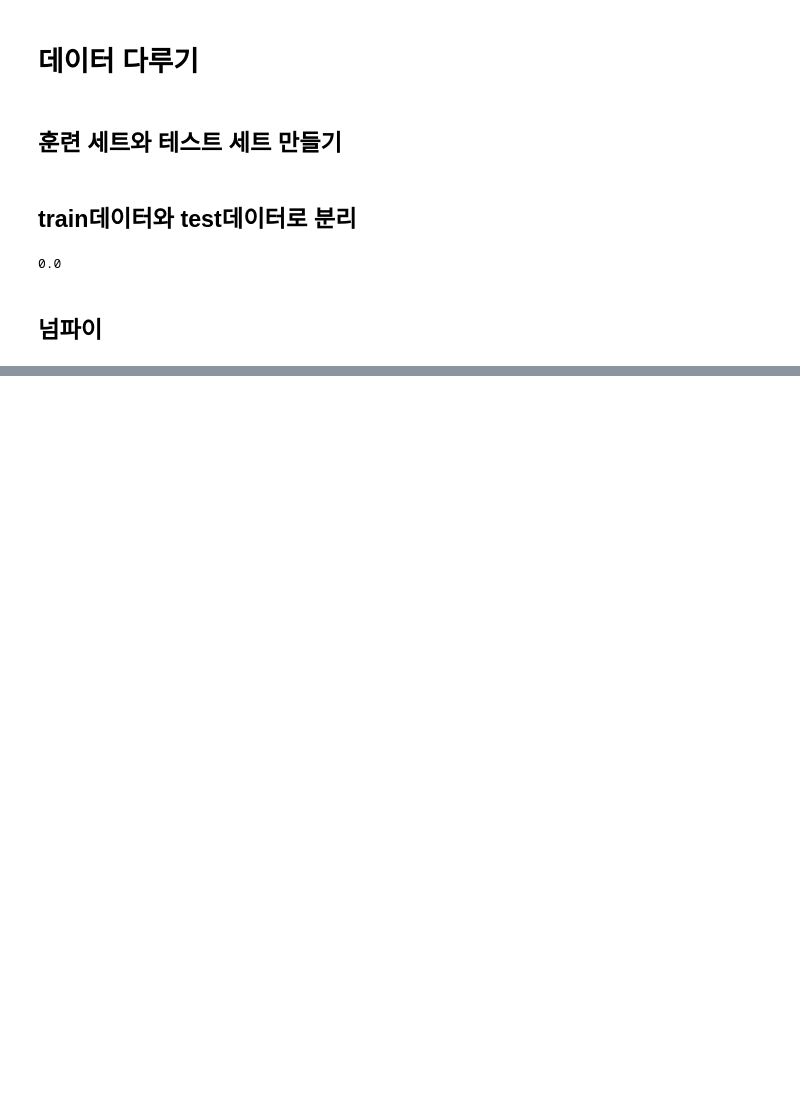
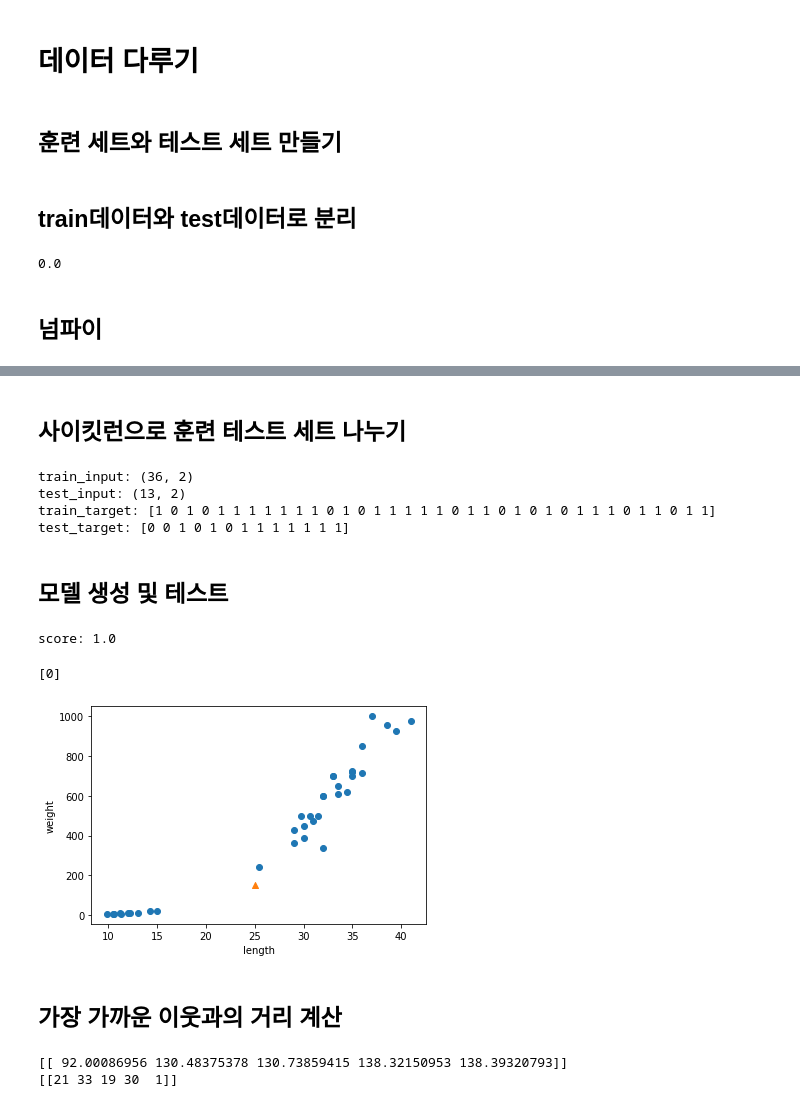
Before and after one commit to epocheing/202206_KNU_kdt2, a Jupyter notebook: machine_learning/D_0830.ipynb, the cells around one changed output, grey strips where cells are left out. Cells and saved outputs as stored; diff of their text form; code cells hidden in the pictures; blank space fills up the shorter version.

```diff
--- a/machine_learning/D_0830.ipynb
+++ b/machine_learning/D_0830.ipynb
@@ -164,0 +260,57 @@ kn.score(test_input, test_target)
+# %% [markdown]
+## 사이킷런으로 훈련 테스트 세트 나누기
+# %%
+from sklearn.model_selection import train_test_split
+
+train_input, test_input, train_target, test_target = train_test_split(
+    fish_data, fish_target, stratify=fish_target, random_state=42
+)
+
+train_input = np.array(train_input)
+test_input = np.array(test_input)
+
+train_target = np.array(train_target)
+test_target = np.array(test_target)
+
+print(f'train_input: {train_input.shape}',
+      f'test_input: {test_input.shape}', sep = "\n")
+
+print(f'train_target: {train_target}',
+      f'test_target: {test_target}', sep = "\n")
+# %% [output]
+train_input: (36, 2)
+test_input: (13, 2)
+train_target: [1 0 1 0 1 1 1 1 1 1 1 0 1 0 1 1 1 1 1 0 1 1 0 1 0 1 0 1 1 1 0 1 1 0 1 1]
+test_target: [0 0 1 0 1 0 1 1 1 1 1 1 1]
+# %% [markdown]
+## 모델 생성 및 테스트
+# %%
+kn = KNeighborsClassifier()
+kn.fit(train_input, train_target)
+
+print(f"score: {kn.score(test_input, test_target)}")
+# %% [output]
+score: 1.0
+# %%
+# 25, 150 예측하기 -> 이상한 결과 발생
+print(kn.predict([[25, 150]]))
+# %% [output]
+[0]
+# %%
+import matplotlib.pyplot as plt
+plt.scatter(train_input[:,0], train_input[:,1])
+plt.scatter(25, 150, marker='^')
+plt.xlabel('length')
+plt.ylabel('weight')
+plt.show()
+# %% [output]
+[figure, added]
+# %% [markdown]
+## 가장 가까운 이웃과의 거리 계산
+# %%
+distances, indexes = kn.kneighbors([[25, 150]])
+
+print(distances, indexes, sep = "\n")
+# %% [output]
+[[ 92.00086956 130.48375378 130.73859415 138.32150953 138.39320793]]
+[[21 33 19 30  1]]
```
Also changed, not shown: parts of 23 cells of this notebook, 1 other file.
